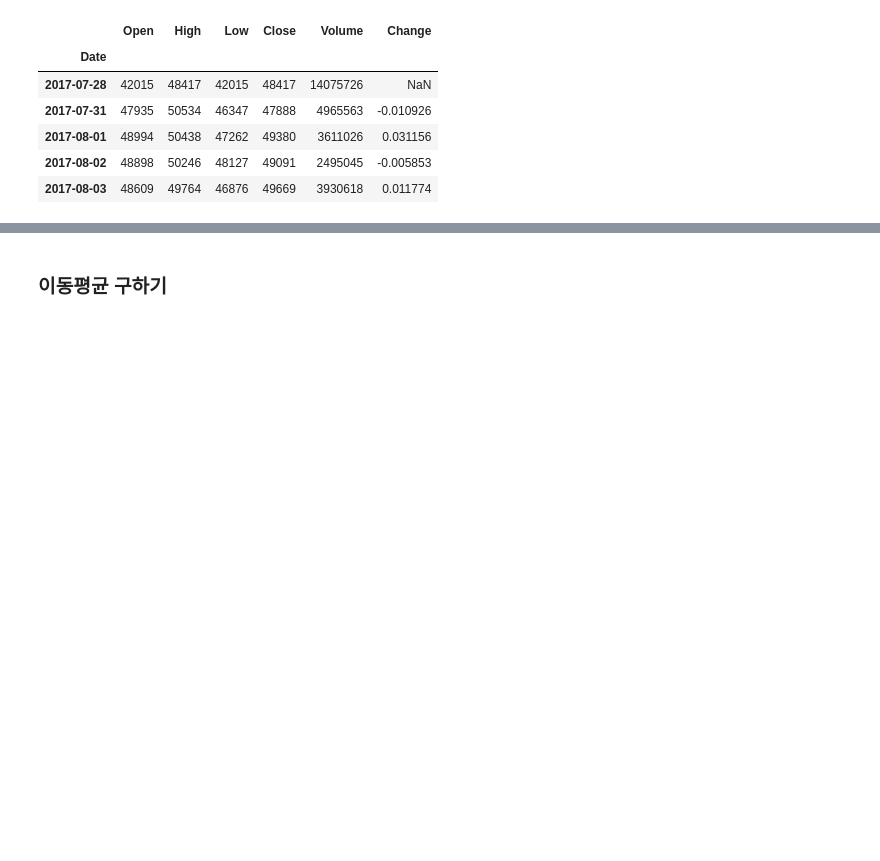
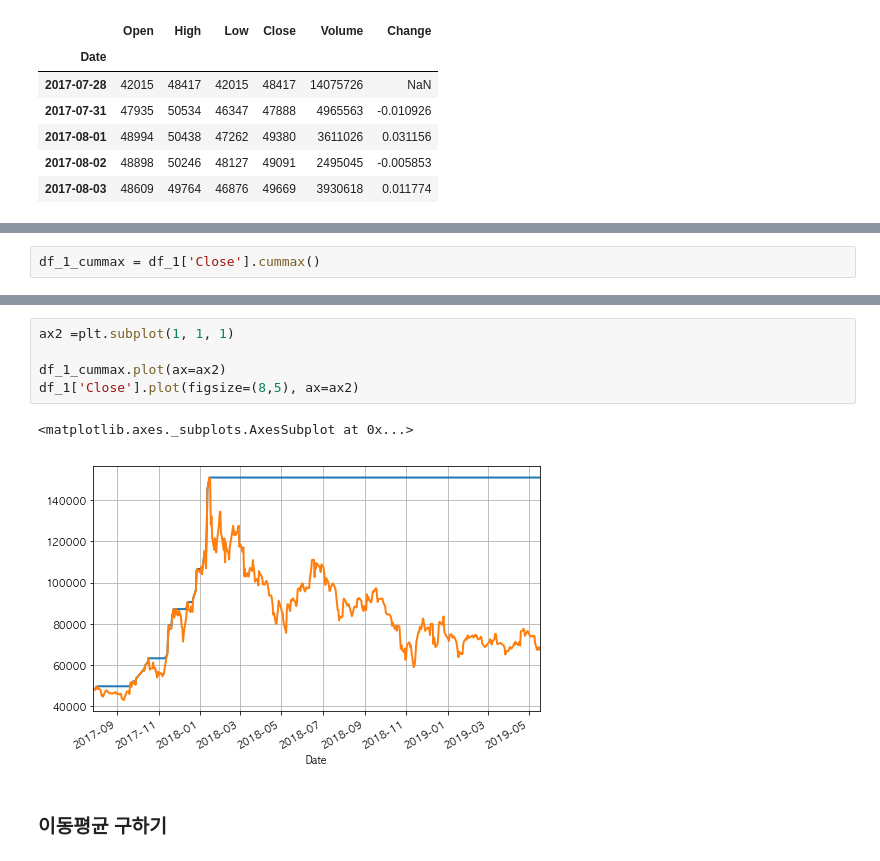
Before and after one commit to zerosum99/data_analysis, a Jupyter notebook: 실습자료/6장_3주식 가격정보 가져오기 .ipynb, the cells around one changed output, grey strips where cells are left out. Saved outputs shown, nothing was run; the diff lists cells and outputs as text; blank space fills up the shorter version.

```diff
--- a/실습자료/6장_3주식 가격정보 가져오기 .ipynb
+++ b/실습자료/6장_3주식 가격정보 가져오기 .ipynb
@@ -105,0 +176,2 @@ df_1['Close'].plot(figsize=(8,5))
+# %%
+df_1_cummax = df_1['Close'].cummax()
@@ -106,3 +186,11 @@ df_1['Close'].plot(figsize=(8,5))
+# %%
+ax2 =plt.subplot(1, 1, 1)
+
+df_1_cummax.plot(ax=ax2)
+df_1['Close'].plot(figsize=(8,5), ax=ax2)
+# %% [output]
+<matplotlib.axes._subplots.AxesSubplot at 0x...>
+[figure, added]
 # %% [markdown]
 ### 이동평균 구하기
 # %%
```
Also changed, not shown: parts of 43 cells of this notebook.
